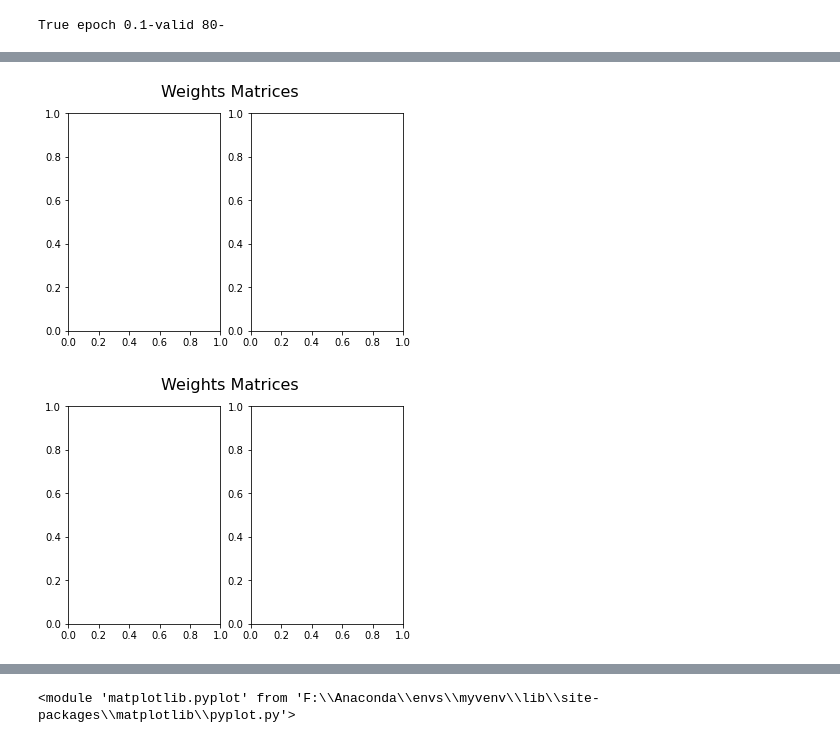
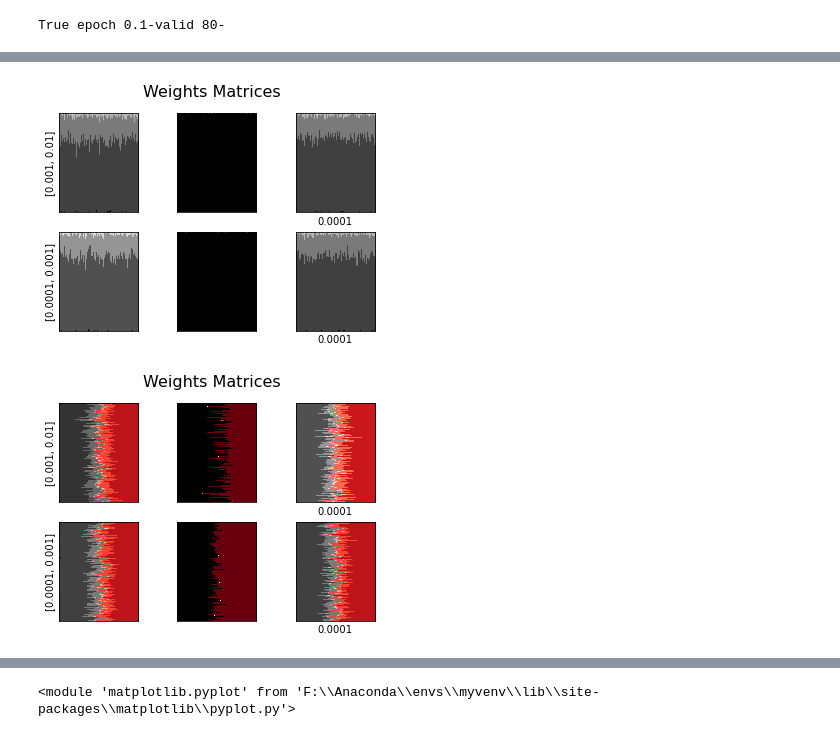
Before and after one commit to FilipKubackiSoton/DeepOptimization, a Jupyter notebook: exp.ipynb, the cells around one changed output, grey strips where cells are left out. Saved outputs shown, nothing was run; the diff lists cells and outputs as text; code cells hidden in the pictures.

```diff
--- a/exp.ipynb
+++ b/exp.ipynb
@@ -255,6 +255,8 @@ def weights_matrix_sorting(model, activation=1, background_activation = -1, colu
               sorted_negative_weights_matrix, sorted_positive_weights_matrix
     """
     def extract_weight_matrix(weights):
+        if type(weights) == type(np.array([[1],[1]])) and len(np.shape(weights))==2:
+            return weights
         for w in weights:
             if(len(np.shape(w))==2):
                 return w
@@ -1171,23 +1173,29 @@ _ = Perform(boo, True, epoch = 0.1, valid = 80)
 # %% [output]
 True epoch 0.1-valid 80-
 # %%
+def plot(ax, model, **kwargs):
+        bit_activation, weights_matrix, *masks  = weights_matrix_sorting(model, **kwargs)
+
+        ax.xaxis.set_ticks([])
+        ax.yaxis.set_ticks([])
+
+        if kwargs.__contains__('unit_sort'):
+            if not kwargs['unit_sort']:
+                pa = ax.imshow(masks[0],interpolation='nearest',cmap=cm.Blues)
+                pb = ax.imshow(masks[1],interpolation='nearest',cmap=cm.Reds)
+        if not kwargs.__contains__('column_sort'):
+            ax.imshow(weights_matrix, interpolation='nearest',cmap=cm.Greys)
+
+        ax.imshow(masks[0], interpolation='nearest',cmap=cm.Greys)
+
+        if kwargs.__contains__("col"):
+                ax.set_ylabel("sth")
+
+
+
 def hyper_params_tuner(training_function, visualize_function, vis_config=['ciul', 'l'], loss_funciton=None, correlation_function = None, **kwargs):
 
-    def plot(ax, model, **kwargs):
-        bit_activation, weights_matrix, *masks  = weights_matrix_sorting(model, **kwargs)
 
-        if tmp.__contains__('unit_sort'):
-            if not tmp['unit_sort']:
-                pa = ax.imshow(masks[0],interpolation='nearest',cmap=cm.Blues)
-                pb = ax.imshow(masks[1],interpolation='nearest',cmap=cm.Reds)
-                return
-
-        if not tmp.__contains__('column_sort'):
-            ax.imshow(weights_matrix, interpolation='nearest',cmap=cm.Greys)
-            return
-
-        ax.imshow(masks[0], interpolation='nearest',cmap=cm.Greys)
-        return
 
     def convert_plot_option(opt = "ciul"):
         dic = {"column_sort": False, "unit_sort":False, "index_sort": False, "log_conversion": False}
@@ -1211,7 +1219,7 @@ def hyper_params_tuner(training_function, visualize_function, vis_config=['ciul'
     var_params = {}
     con_params = {}
     for k in sorted(dic, key = lambda k : 1 if(type(dic[k])==int or type(dic[k])==float) else len(dic[k])):
-        if(not type(dic[k]) == list):
+        if(k =="trainingSet" or not type(dic[k]) == list):
             con_params[k]=dic[k]
         else:
             var_params[k]= dic[k]
@@ -1219,9 +1227,10 @@ def hyper_params_tuner(training_function, visualize_function, vis_config=['ciul'
     for k, x in var_params.items():
         size_arr.append(len(x))
 
-
+    print(size_arr)
+    print(size_arr[-2], " - ", size_arr[-1])
     for plot_option in vis_config:
-        fig, axes = plt.subplots(nrows=size_arr[0], ncols=size_arr[1])
+        fig, axes = plt.subplots(nrows=size_arr[-2], ncols=size_arr[-1])
         fig.suptitle('Weights Matrices', fontsize=16)
         fig.subplots_adjust(hspace = .2, wspace = 0.2)
         print(convert_plot_option(plot_option))
@@ -1230,27 +1239,32 @@ def hyper_params_tuner(training_function, visualize_function, vis_config=['ciul'
 
         for minor_ax_key, minor_ax_value in pos.items():
             pos.pop(minor_ax_key)
+            row = 0
+
             for minor_param in minor_ax_value:
                 for main_ax_key, main_ax_value in pos.items():
+                    col = 0
                     for main_param in main_ax_value:
                         con_params[main_ax_key] =main_param
                         con_params[minor_ax_key] = minor_param
+                        print(row, " - ", col, " - ", main_param, " - ", minor_param)
 
-                        #con_params.update(convert_plot_option(plot_option))
+                        model, model_history = training_function(**con_params)
+
+                        visualize_function(axes[row][col], model, **convert_plot_option(plot_option))
+                        if col == 0:
+                            axes[row][col].set_ylabel(minor_param)
+                        if col == size_arr[-1]-1:
+                            axes[row][col].set_xlabel(main_param)
 
 
+                        col +=1
+                    con_params.pop(main_ax_key)
+                row +=1
+                con_params.pop(minor_ax_key)
+
+            break
 
 
-                        model = training_function(**con_params)
-                        fig = visualize_function(model, **convert_plot_option(plot_option))
-
-
-
-
-
-                    con_params.pop(main_ax_key)
-                con_params.pop(minor_ax_key)
-            break
-
-hyper_params_tuner(boo2,boo, **dic)
+hyper_params_tuner(train_model,plot, **dic)
 # %% [output]
@@ -1274,2 +1287,2 @@ hyper_params_tuner(boo2,boo, **dic)
-[figure, old version]
+[figure, new version]
-[figure, old version]
+[figure, new version]
```
Also changed, not shown: parts of 5 cells of this notebook.
